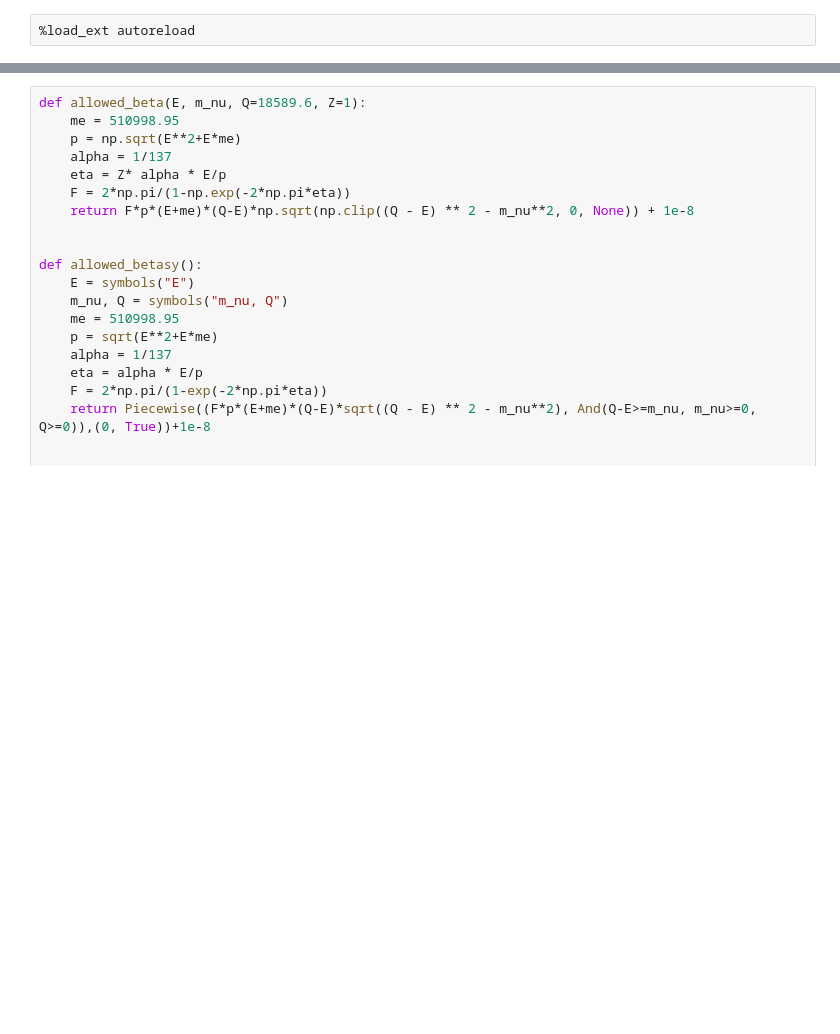
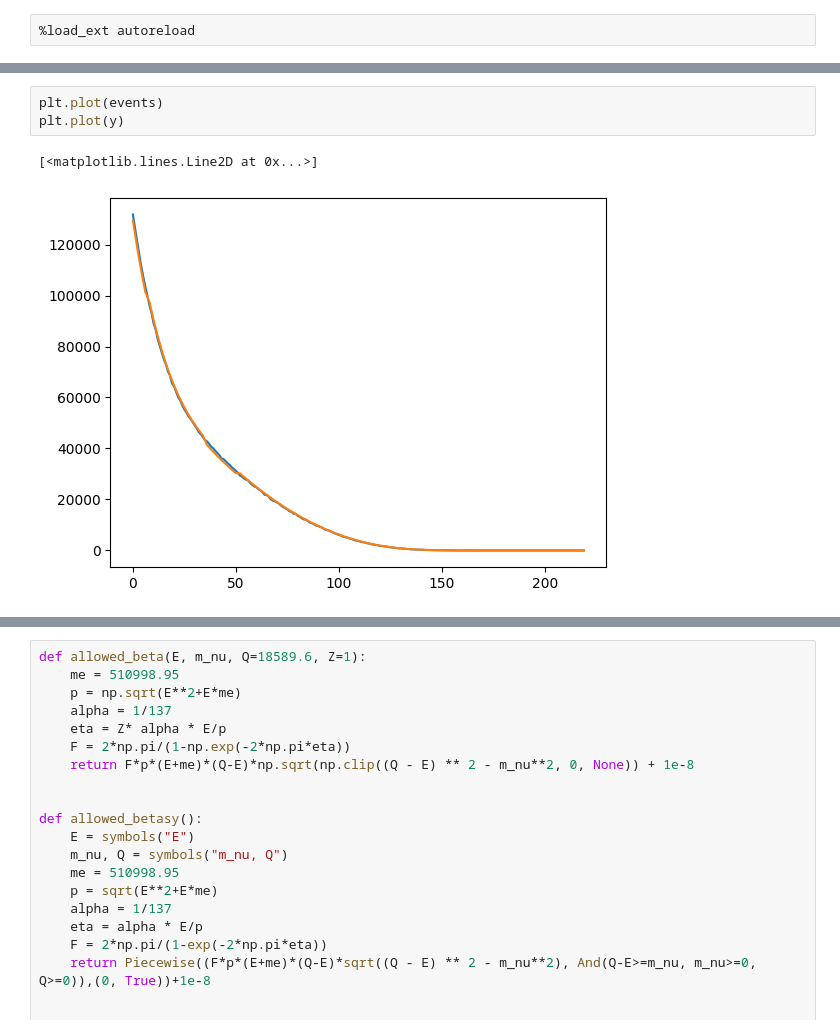
Before and after one commit to cryomib/baynes, a Jupyter notebook: examples/9_Re_endpoint.ipynb, the cells around one changed output, grey strips where cells are left out. Drawn from its saved outputs; the diff is of its cells as text; blank space fills up the shorter version.

```diff
--- a/examples/9_Re_endpoint.ipynb
+++ b/examples/9_Re_endpoint.ipynb
@@ -26,0 +279,6 @@ coeffs = np.loadtxt("parameters.dat")[:,1:]
+# %%
+plt.plot(events)
+plt.plot(y)
+# %% [output]
+[<matplotlib.lines.Line2D at 0x...>]
+[figure, added]
```
Also changed, not shown: parts of 28 cells of this notebook, 1 other file.
